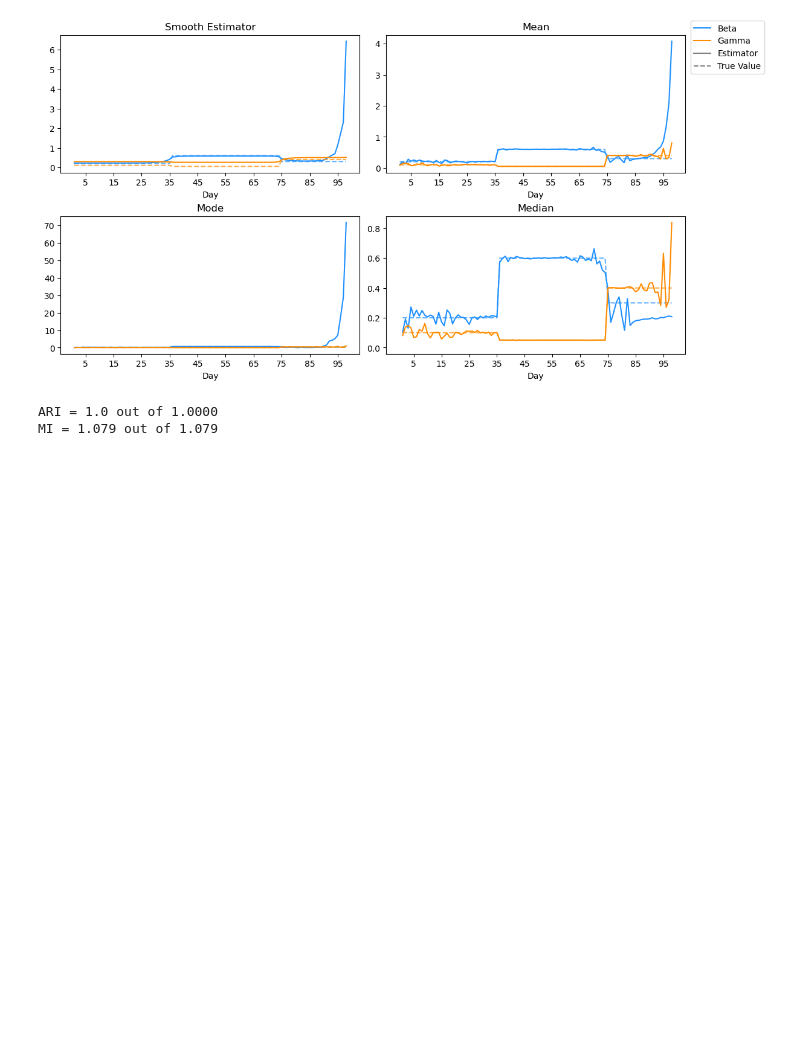
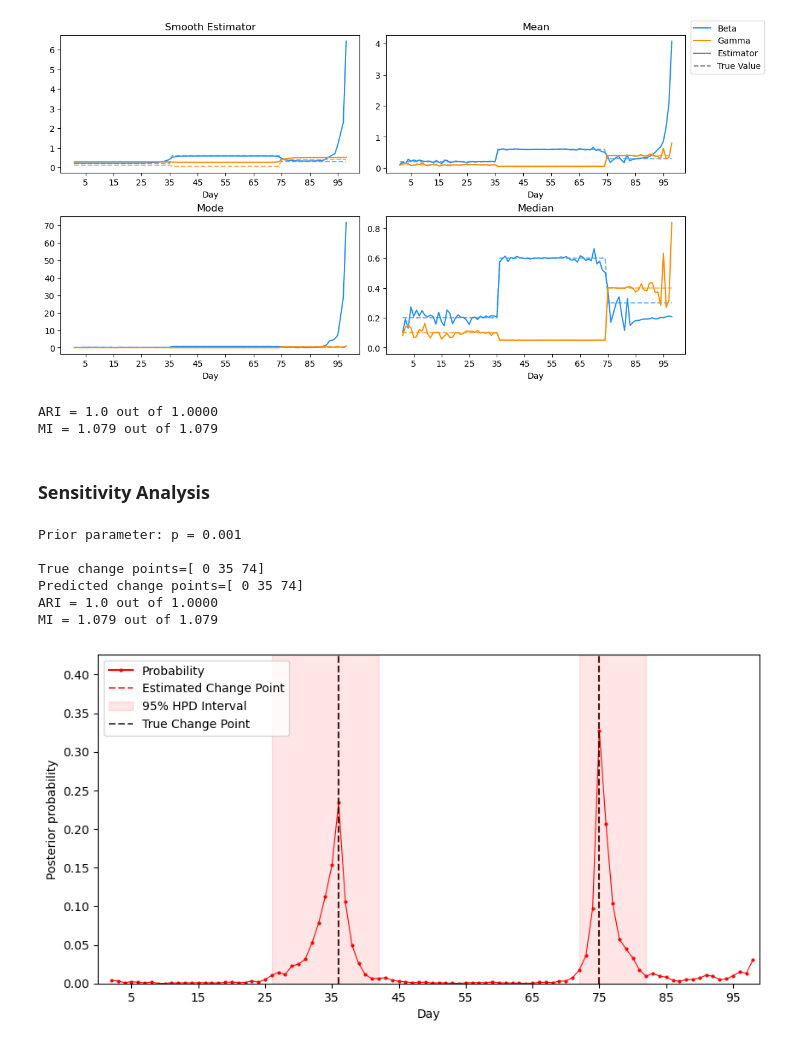
Before and after one commit to enlupi/SIR-Model-Change-Points, a Jupyter notebook: Presentation/Presentation.ipynb, the cells around one changed output. Cells and saved outputs as stored; diff of their text form; code cells hidden in the pictures; blank space fills up the shorter version.

```diff
--- a/Presentation/Presentation.ipynb
+++ b/Presentation/Presentation.ipynb
@@ -831,7 +829,7 @@ Run Gibbs sampling:
 run_chain   = False
 sample_type = 'paper'
 n_samples   = 5000
-p =0.003
+p =0.03
 file_name = 'scenario1_p3'
 
 MCMC_chain1 = {}
@@ -985,3 +983,5 @@ data3
+# %%
+stop_ind3 = 98
 # %%
 plot_SRI(S, I, R, d=0,sc=2)
 # %% [output]
@@ -990,7 +990,7 @@ plot_SRI(S, I, R, d=0,sc=2)
 run_chain   = False
 sample_type = 'paper'
 n_samples   = 5000
-p =0.02
+p =0.001
 file_name = 'scenario3_p01'
 
 MCMC_chain3 = {}
@@ -1032,3 +1032,41 @@ print(f"ARI = {round(ARI,4)} out of 1.0000\nMI = {round(MI,4)} out of {round(max
 # %% [output]
 ARI = 1.0 out of 1.0000
 MI = 1.079 out of 1.079
+# %% [markdown]
+### Sensitivity Analysis
+# %%
+with open('scenario3_p01.pkl', 'rb') as f:
+    MCMC_chain3_1 = pickle.load(f)
+with open('scenario3_p2.pkl', 'rb') as f:
+    MCMC_chain3_2 = pickle.load(f)
+with open('scenario3_p5.pkl', 'rb') as f:
+    MCMC_chain3_3 = pickle.load(f)
+
+ps = [0.001, 0.02, 0.05]
+chains = [MCMC_chain3_1, MCMC_chain3_2, MCMC_chain3_3]
+stops = [98,99,98]
+# %%
+def process_chain(chain, p, stop):
+    delta_est, beta_est, gamma_est = get_estimators(chain, stop, n_samples)
+    stage_est = np.cumsum(delta_est, dtype=int)-1
+
+    print(f"Predicted change points={np.where(delta_est==1)[0]}")
+
+    prob_delta, HPD = compute_probs(chain, delta_est, 0.05)
+    plot_delta(prob_delta, delta_true[:,2], delta_est, HPD, T_max=stop)
+
+    ARI      = comp_ARI(stage_true[:,2][:stop], stage_est, T_max=stop)
+    MI, max_ = comp_MI(stage_true[:,2][:stop],  stage_est, T_max=stop)
+    print(f"ARI = {round(ARI,4)} out of 1.0000\nMI = {round(MI,4)} out of {round(max_,4)}")
+
+print(f"Prior parameter: p = {ps[0]}\n")
+print(f"True change points={np.where(delta_true[:,2]==1)[0]}")
+process_chain(chains[0], ps[0], stops[0])
+# %% [output]
+Prior parameter: p = 0.001
+
+True change points=[ 0 35 74]
+Predicted change points=[ 0 35 74]
+ARI = 1.0 out of 1.0000
+MI = 1.079 out of 1.079
+[figure, added]
```
Also changed, not shown: parts of 12 cells of this notebook.
